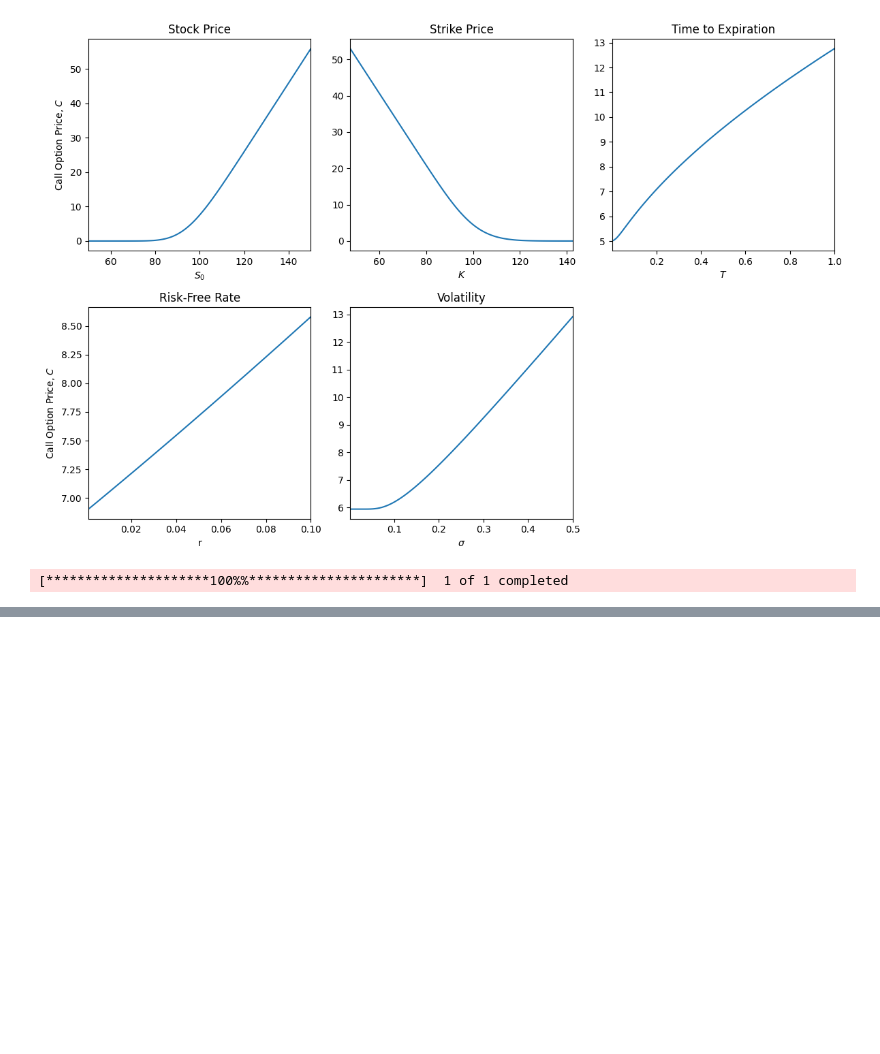
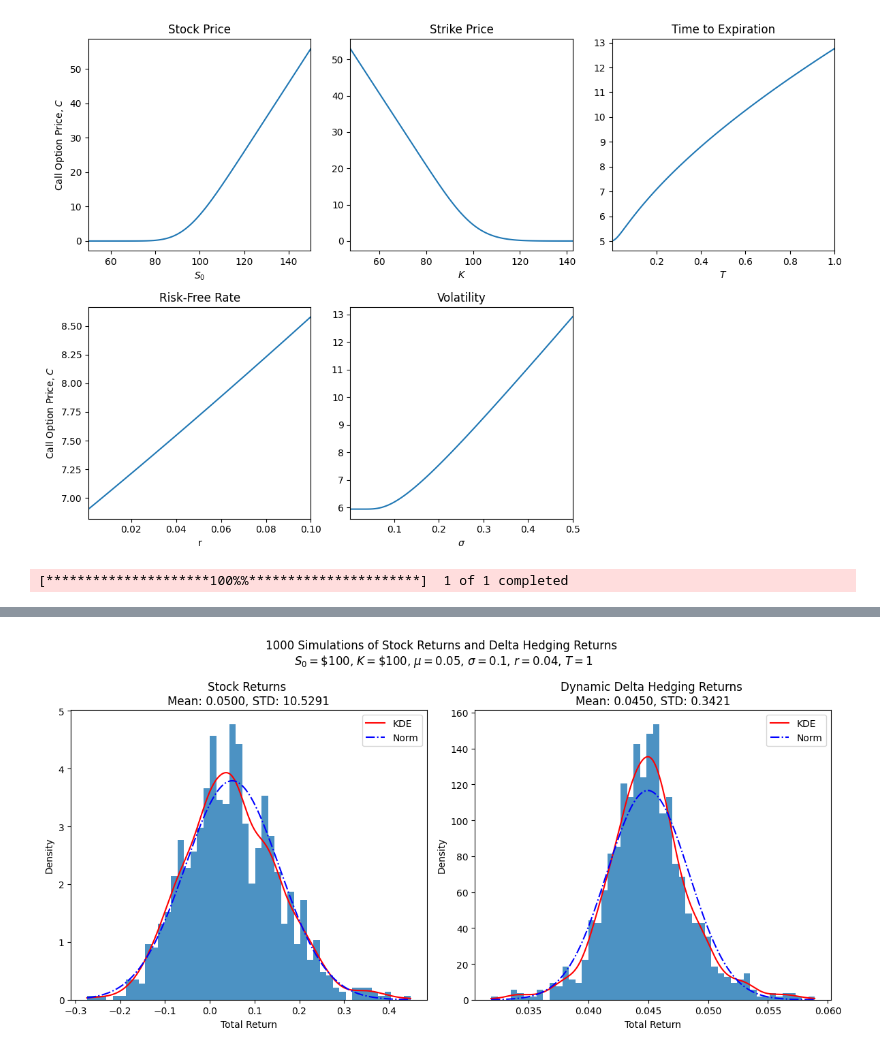
Before and after one commit to yangsu01/funance_blog, a Jupyter notebook: blogs/13-black-scholes/black-scholes.ipynb, the cells around one changed output, grey strips where cells are left out. Drawn from its saved outputs; the diff is of its cells as text; code cells hidden in the pictures; blank space fills up the shorter version.

Commit message:
Add delta hedge simulation

```diff
--- a/blogs/13-black-scholes/black-scholes.ipynb
+++ b/blogs/13-black-scholes/black-scholes.ipynb
@@ -270,0 +273,5 @@ plt.show()
+# %%
+# delta
+def calc_delta(s0, k, t, r, sigma):
+    d_1 = (np.log(s0/k) + (r + sigma**2/2)*t)/(sigma*np.sqrt(t))
+    return norm.cdf(d_1)
@@ -270,0 +351,57 @@ plt.show()
+# %%
+# simulate 1000 returns of delta hedging vs buy-and-hold
+hold_returns, hedge_returns = [], []
+
+for _ in range(1000):
+    price = gbm(s_0, mu_1, sigma, 1, n).round(2)
+    hold_returns.append((price[-1] - price[0]) / price[0])
+    _, _, hedge = delta_hedge(price, sigma, rf, k, n)
+    hedge_returns.append(hedge)
+# %%
+# KDE and normal distribution
+hold_mean = np.mean(hold_returns)
+hold_std = np.std(hold_returns)
+hold_kde = gaussian_kde(hold_returns)
+x_hold = np.linspace(min(hold_returns), max(hold_returns), 1000)
+hold_kde_values = hold_kde(x_hold)
+hold_norm = norm.pdf(x_hold, hold_mean, hold_std)
+
+hedge_mean = np.mean(hedge_returns)
+hedge_std = np.std(hedge_returns)
+hedge_kde = gaussian_kde(hedge_returns)
+x_hedge = np.linspace(min(hedge_returns), max(hedge_returns), 1000)
+hedge_kde_values = hedge_kde(x_hedge)
+hedge_norm = norm.pdf(x_hedge, hedge_mean, hedge_std)
+
+# plot
+fig, ax = plt.subplots(1, 2, figsize=(12, 6))
+ax[0].hist(hold_returns, bins=50, density=True, alpha=0.8)
+ax[0].plot(x_hold, hold_kde_values, color='red', label='KDE')
+ax[0].plot(x_hold, hold_norm, color='blue', linestyle='-.', label='Norm')
+ax[0].set_title(
+    'Stock Returns \n'
+    f'Mean: {hold_mean:.4f}, STD: {100*hold_std:.4f}'
+)
+ax[0].set_xlabel('Total Return')
+ax[0].set_ylabel('Density')
+ax[0].legend()
+
+ax[1].hist(hedge_returns, bins=50, density=True, alpha=0.8)
+ax[1].plot(x_hedge, hedge_kde_values, color='red', label='KDE')
+ax[1].plot(x_hedge, hedge_norm, color='blue', linestyle='-.', label='Norm')
+ax[1].set_title(
+    'Dynamic Delta Hedging Returns \n'
+    f'Mean: {hedge_mean:.4f}, STD: {100*hedge_std:.4f}'
+)
+ax[1].set_xlabel('Total Return')
+ax[1].set_ylabel('Density')
+ax[1].legend()
+
+fig.suptitle(
+    f'1000 Simulations of Stock Returns and Delta Hedging Returns \n'
+    rf'$S_0 = \${s_0}$, $K = \${k}$, $\mu = {mu_1}$, $\sigma = {sigma}$, $r = {rf}$, $T = 1$'
+)
+fig.tight_layout()
+plt.show()
+# %% [output]
+[figure, added]
```
Also changed, not shown: parts of 14 cells of this notebook.
